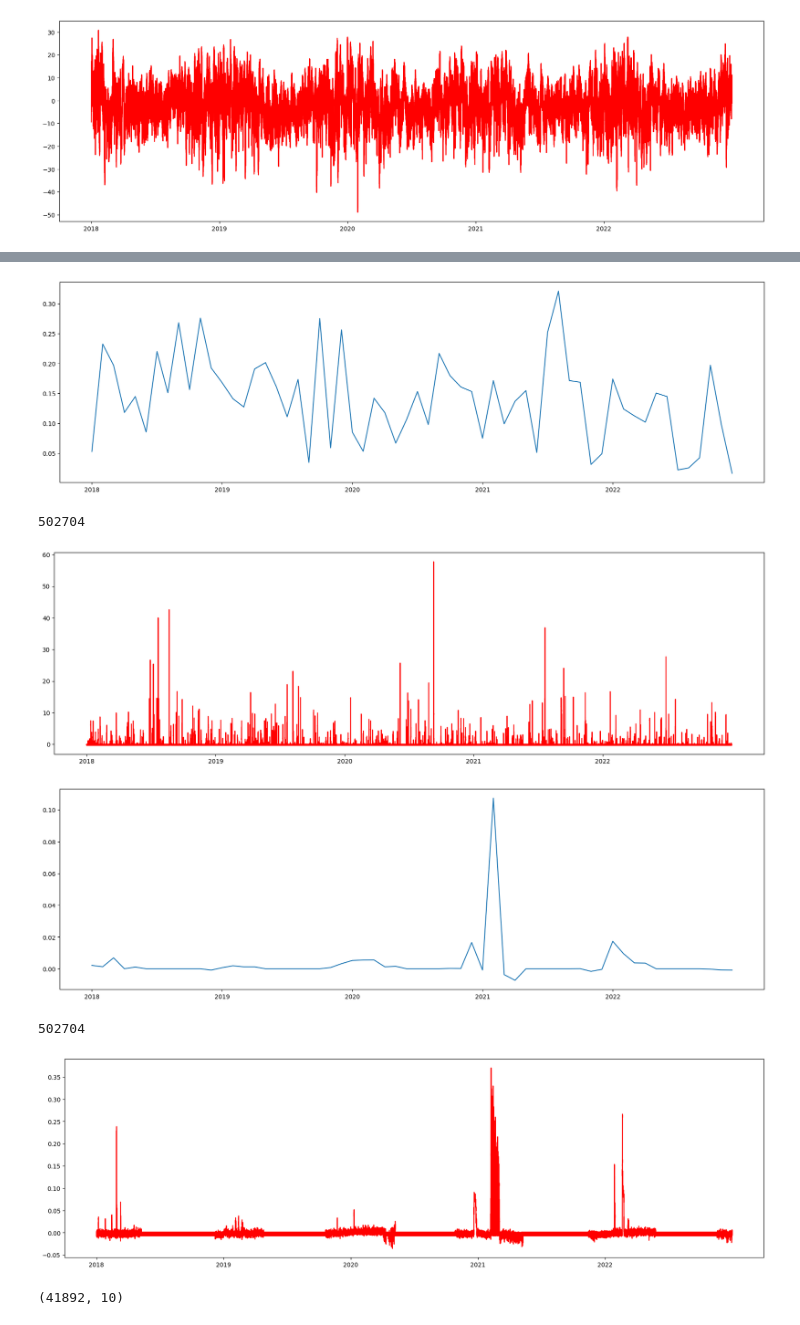
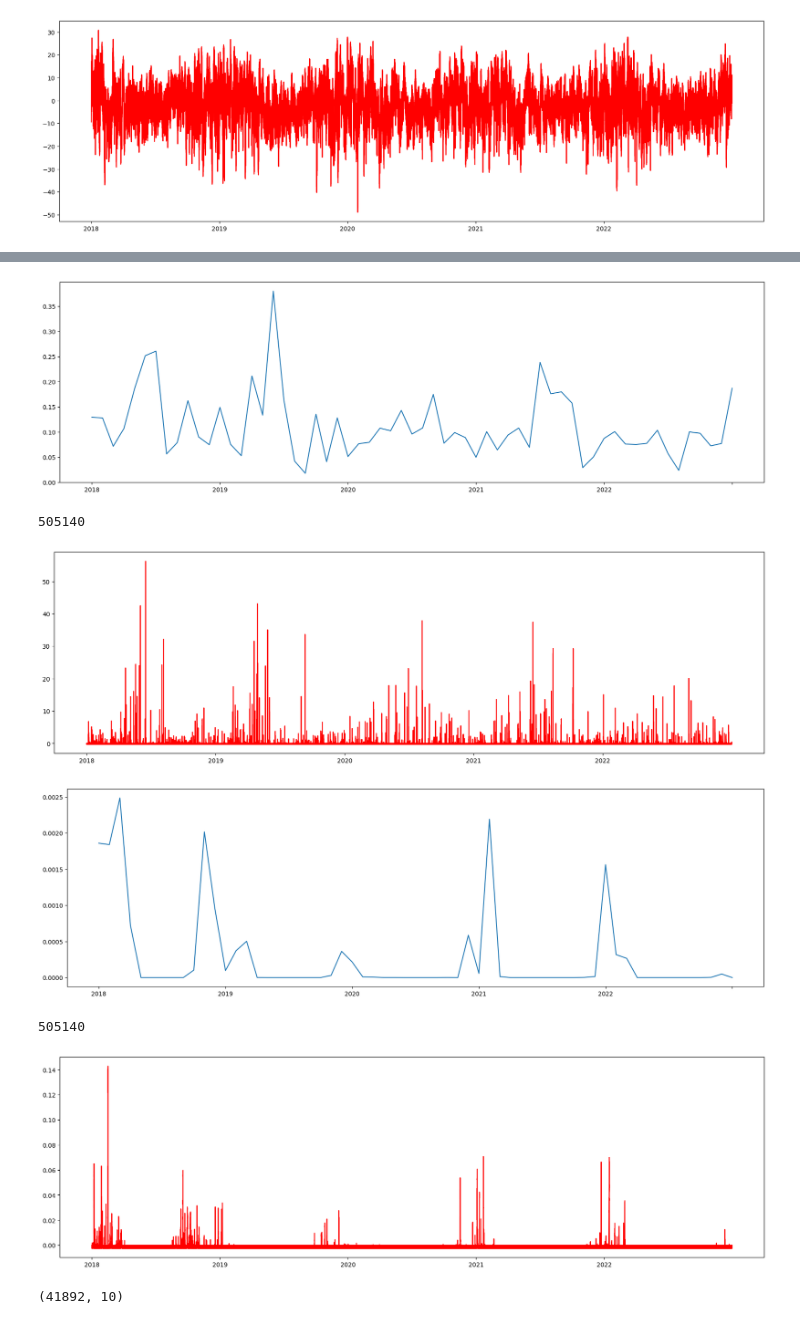
Before and after one commit to shmaronshmevans/nwp_bias, a Jupyter notebook: src/machine_learning/notebooks/emd.ipynb, the cells around one changed output, grey strips where cells are left out. Drawn from its saved outputs; the diff is of its cells as text; code cells hidden in the pictures.

```diff
--- a/src/machine_learning/notebooks/emd.ipynb
+++ b/src/machine_learning/notebooks/emd.ipynb
@@ -416,21 +416,21 @@ anoms_detection(nysm_df, wspd_means, "wspd_sonic")
 # %%
-precip_means = groupby_month(nysm_df, "precip_total")
+precip_means = groupby_month(hrrr_df, "new_tp")
 # %% [output]
-[figure, old version]
+[figure, new version]
 # %%
-anoms_detection(nysm_df, precip_means, "precip_total")
+anoms_detection(hrrr_df, precip_means, "new_tp")
 # %% [output]
-502704
+505140
-[figure, old version]
+[figure, new version]
 # %%
-snow_means = groupby_month(nysm_df, "snow_depth")
+snow_means = groupby_month(hrrr_df, "asnow")
 # %% [output]
-[figure, old version]
+[figure, new version]
 # %%
-anoms_detection(nysm_df, snow_means, "snow_depth")
+anoms_detection(hrrr_df, snow_means, "asnow")
 # %% [output]
-502704
+505140
-[figure, old version]
+[figure, new version]
 # %%
 # now we can estimate the IMFs for the signal
 x = nysm_df["tair"]
```
Also changed, not shown: parts of 13 cells of this notebook, 2 other files.
